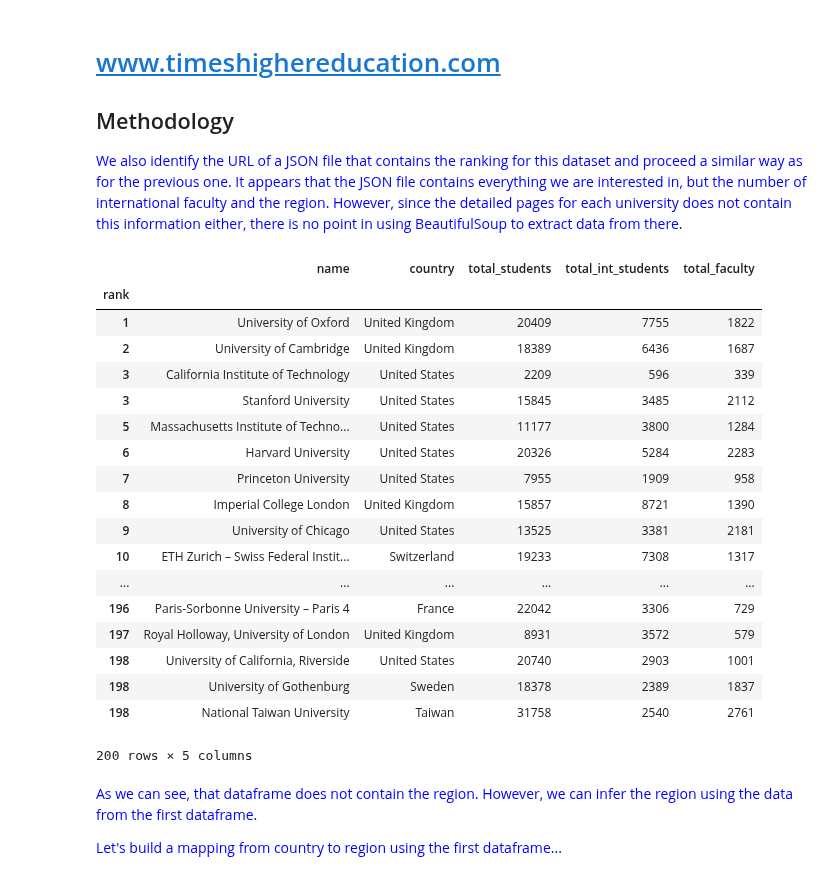
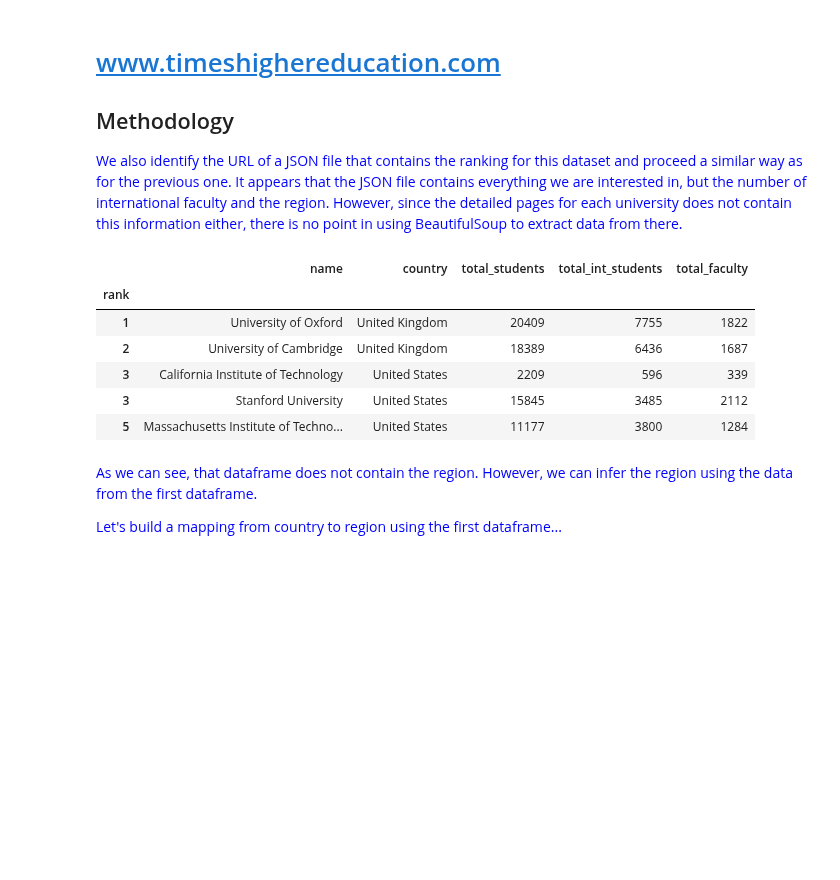
Before and after one commit to mosimann/ADA, a Jupyter notebook: Homework 2.ipynb, the cells around one changed output. Drawn from its saved outputs; the diff is of its cells as text; code cells hidden in the pictures; blank space fills up the shorter version.

```diff
--- a/Homework 2.ipynb
+++ b/Homework 2.ipynb
@@ -221,46 +230,34 @@ def get_list_times(n=200):
     r = requests.get(RANKING_URL_TIMES)
     raw_ranking = r.json()['data']
 
     # Process and clean each entry in the ranking
     ranking = []
     for entry in raw_ranking[0:n]:
         rank = int(entry['rank'].replace('=', '')) # drop the = for tied ranks
         name = entry['name']
         country = entry['location']
         total_students = int(entry['stats_number_students'].replace(',', ''))
         total_int_students = int(float(entry['stats_pc_intl_students'].replace('%', '')) / 100.0 * total_students)
         total_faculty = int(total_students / float(entry['stats_student_staff_ratio']))
         ranking.append({'rank': rank, 'name': name, 'country': country, 'total_students': total_students, 'total_int_students': total_int_students, 'total_faculty': total_faculty})
 
     # Create a dataframe and index it
     df = pd.DataFrame(ranking)
     df = df.set_index('rank')
     df = df.reindex_axis(['name', 'country', 'total_students', 'total_int_students', 'total_faculty'], axis=1)
     return df
 
 # Let's see what this one looks like
 times_df = get_list_times()
-times_df
+times_df.head()
 # %% [output]
 |  | name | country | total_students | total_int_students | total_faculty |
 | rank |  |  |  |  |  |
 | 1 | University of Oxford | United Kingdom | 20409 | 7755 | 1822 |
 | 2 | University of Cambridge | United Kingdom | 18389 | 6436 | 1687 |
 | 3 | California Institute of Technology | United States | 2209 | 596 | 339 |
 | 3 | Stanford University | United States | 15845 | 3485 | 2112 |
 | 5 | Massachusetts Institute of Techno... | United States | 11177 | 3800 | 1284 |
-| 6 | Harvard University | United States | 20326 | 5284 | 2283 |
-| 7 | Princeton University | United States | 7955 | 1909 | 958 |
-| 8 | Imperial College London | United Kingdom | 15857 | 8721 | 1390 |
-| 9 | University of Chicago | United States | 13525 | 3381 | 2181 |
-| 10 | ETH Zurich – Swiss Federal Instit... | Switzerland | 19233 | 7308 | 1317 |
-| ... | ... | ... | ... | ... | ... |
-| 196 | Paris-Sorbonne University – Paris 4 | France | 22042 | 3306 | 729 |
-| 197 | Royal Holloway, University of London | United Kingdom | 8931 | 3572 | 579 |
-| 198 | University of California, Riverside | United States | 20740 | 2903 | 1001 |
-| 198 | University of Gothenburg | Sweden | 18378 | 2389 | 1837 |
-| 198 | National Taiwan University | Taiwan | 31758 | 2540 | 2761 |
-200 rows × 5 columns
 # %% [markdown]
 <span style="color:blue">As we can see, that dataframe does not contain the region. However, we can infer the region using the data from the first dataframe.
 
```
Also changed, not shown: parts of 30 cells of this notebook.
